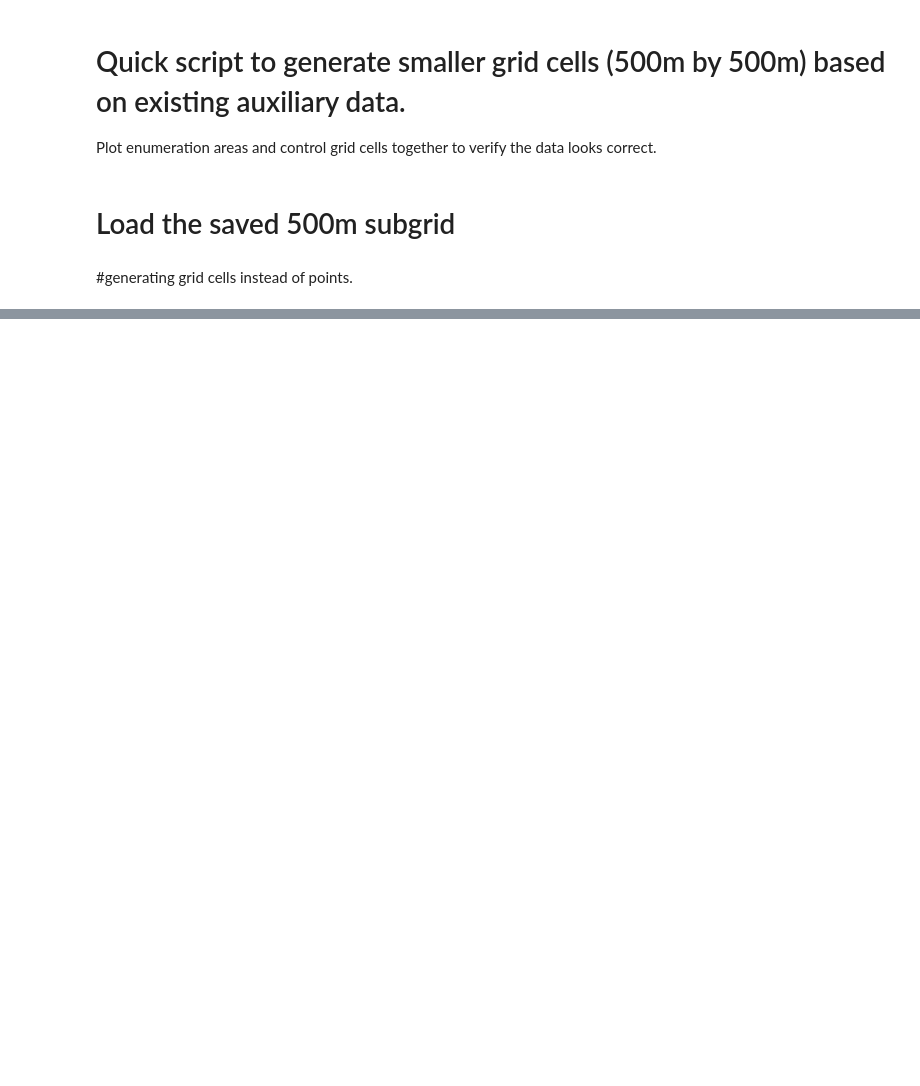
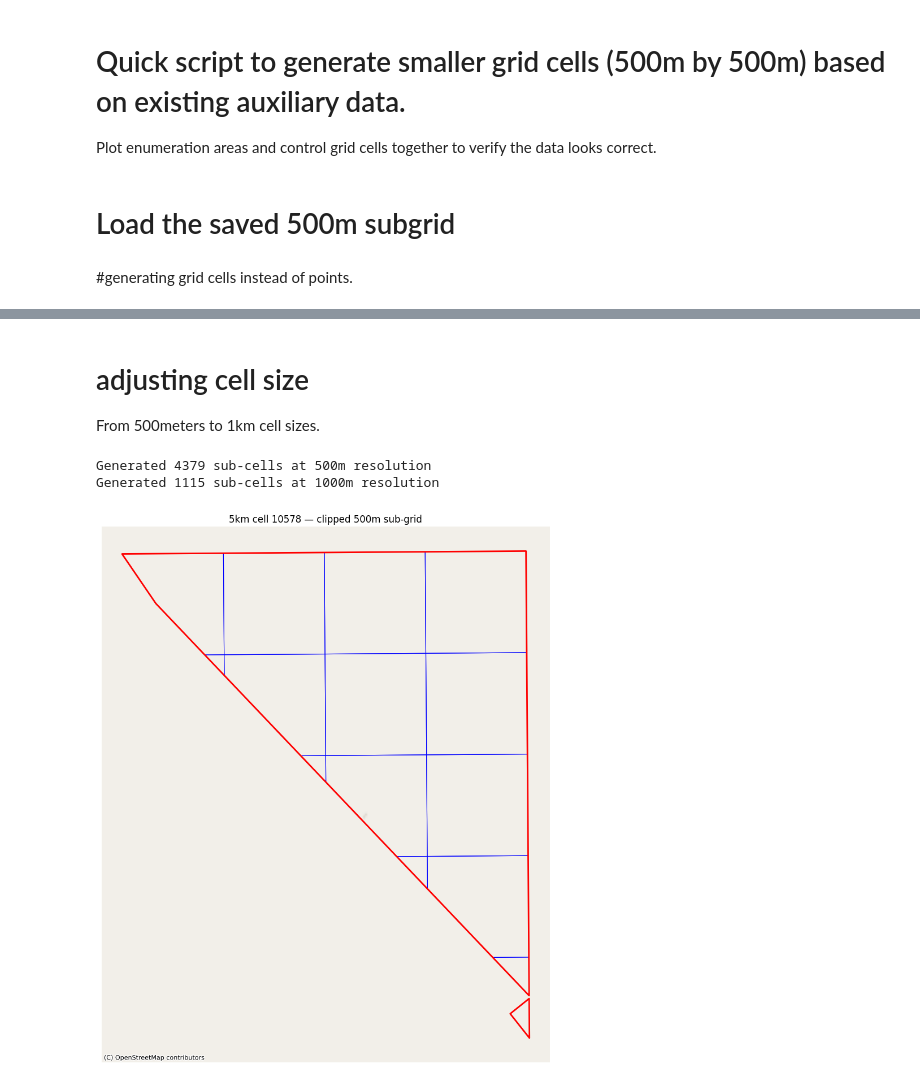
Before and after one commit to riklinssen/listing_geospatial_cct, a Jupyter notebook: notebooks/01_explore_data.ipynb, the cells around one changed output, grey strips where cells are left out. Saved outputs shown, nothing was run; the diff lists cells and outputs as text; code cells hidden in the pictures; blank space fills up the shorter version.

```diff
--- a/notebooks/01_explore_data.ipynb
+++ b/notebooks/01_explore_data.ipynb
@@ -230,0 +336,80 @@ print(cells_500m.geometry.iloc[0])
+# %% [markdown]
+# adjusting cell size
+From 500meters to 1km cell sizes.
+# %%
+from shapely.geometry import box as shapely_box
+
+def point_to_square(point, size=500):
+    """Convert a point to a square polygon centered on it."""
+    half = size / 2
+    return shapely_box(point.x - half, point.y - half, point.x + half, point.y + half)
+
+def generate_subgrid(subgrid_points, control_grid, cell_size=500):
+    """
+    Generate square sub-cells from point centroids, clipped to parent 5km cells.
+
+    Args:
+        subgrid_points: GeoDataFrame of 500m point centroids (must have '5km_id' column)
+        control_grid: GeoDataFrame of 5km cells (must have 'id' column)
+        cell_size: Size of output squares in metres (500 or 1000)
+
+    Returns:
+        GeoDataFrame of clipped square polygons
+    """
+    # For 1km cells, subsample to every other row/col
+    if cell_size == 1000:
+        points = subgrid_points[
+            (subgrid_points["row"] % 2 == 0) & (subgrid_points["col"] % 2 == 0)
+        ].copy()
+    else:
+        points = subgrid_points.copy()
+
+    # Generate squares from points
+    points["geometry"] = points.geometry.apply(point_to_square, size=cell_size)
+
+    # Clip each sub-cell to its parent 5km cell
+    # Build a lookup of 5km geometries
+    parent_geoms = control_grid.set_index("id")["geometry"].to_dict()
+
+    clipped_rows = []
+    for _, row in points.iterrows():
+        parent_id = int(row["5km_id"])
+        if parent_id in parent_geoms:
+            clipped_geom = row.geometry.intersection(parent_geoms[parent_id])
+            if not clipped_geom.is_empty:
+                new_row = row.copy()
+                new_row["geometry"] = clipped_geom
+                clipped_rows.append(new_row)
+
+    result = gpd.GeoDataFrame(clipped_rows, crs=points.crs)
+    print(f"Generated {len(result)} sub-cells at {cell_size}m resolution")
+    return result
+
+# Make sure control_grid is in same CRS as subgrid_control (EPSG:32736)
+control_grid_utm = control_grid.to_crs(epsg=32736)
+
+# Generate both resolutions
+subgrid_500m = generate_subgrid(subgrid_control, control_grid_utm, cell_size=500)
+subgrid_1km = generate_subgrid(subgrid_control, control_grid_utm, cell_size=1000)
+#Then visualize to verify the clipping worked:
+
+
+# Test on the non-square cell
+test_5km_id = 10578
+cell_5km = control_grid_utm[control_grid_utm["id"] == test_5km_id]
+cells_500m = subgrid_500m[subgrid_500m["5km_id"] == test_5km_id]
+
+fig, ax = plt.subplots(figsize=(10, 10))
+
+cells_500m.to_crs(epsg=3857).plot(ax=ax, facecolor="none", edgecolor="blue", linewidth=0.8)
+cell_5km.to_crs(epsg=3857).plot(ax=ax, facecolor="none", edgecolor="red", linewidth=2)
+
+cx.add_basemap(ax, source=cx.providers.OpenStreetMap.Mapnik, zoom=14)
+ax.set_axis_off()
+ax.set_title(f"5km cell {test_5km_id} — clipped 500m sub-grid")
+plt.tight_layout()
+plt.show()
+# %% [output]
+Generated 4379 sub-cells at 500m resolution
+Generated 1115 sub-cells at 1000m resolution
+[figure, added]
```
Also changed, not shown: parts of 13 cells of this notebook, 2 other files.
